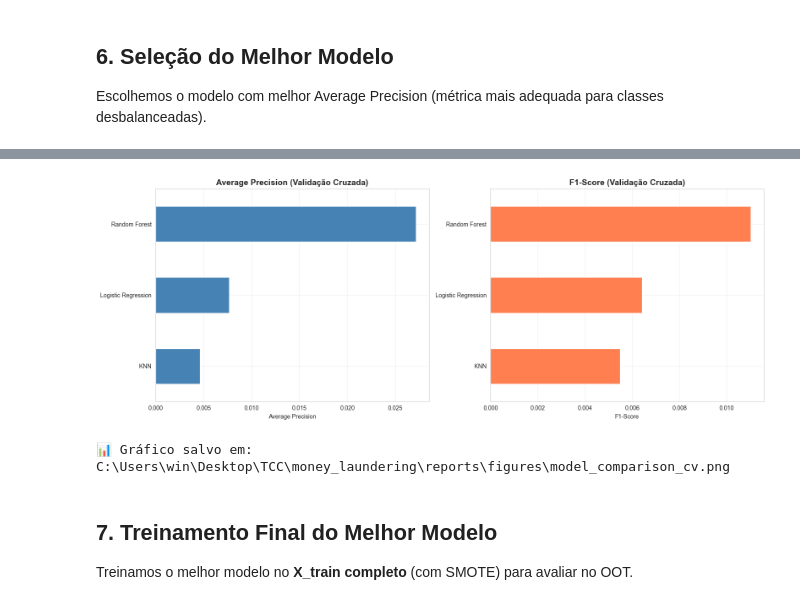
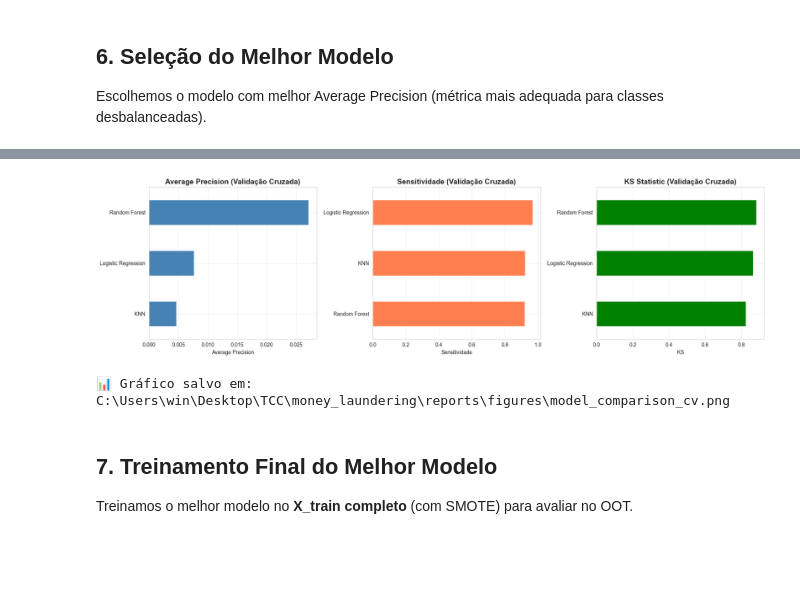
Before and after one commit to uniesecruz/anti_money_laundering, a Jupyter notebook: money_laundering/notebooks/08_treinamento_timeseriesplit.ipynb, the cells around one changed output, grey strips where cells are left out. Saved outputs shown, nothing was run; the diff lists cells and outputs as text; code cells hidden in the pictures; blank space fills up the shorter version.

```diff
--- a/money_laundering/notebooks/08_treinamento_timeseriesplit.ipynb
+++ b/money_laundering/notebooks/08_treinamento_timeseriesplit.ipynb
@@ -249,10 +306,10 @@ def train_with_temporal_cv(model, X, y, tscv, use_rus=True):
     """
     val_scores = {
         'precision': [],
-        'recall': [],
-        'f1': [],
+        'sensitividade': [],
         'roc_auc': [],
-        'avg_precision': []
+        'avg_precision': [],
+        'ks': []
     }
 
     for fold_idx, (train_idx, val_idx) in enumerate(tscv.split(X), 1):
@@ -273,11 +330,14 @@ def train_with_temporal_cv(model, X, y, tscv, use_rus=True):
         y_pred = (y_pred_proba >= 0.5).astype(int)
 
         # Calcular métricas
+        # Sensitividade = TP / (TP + FN) = Recall
+        sensitividade = recall_score(y_fold_val, y_pred, zero_division=0)
+
         val_scores['precision'].append(precision_score(y_fold_val, y_pred, zero_division=0))
-        val_scores['recall'].append(recall_score(y_fold_val, y_pred, zero_division=0))
-        val_scores['f1'].append(f1_score(y_fold_val, y_pred, zero_division=0))
+        val_scores['sensitividade'].append(sensitividade)
         val_scores['roc_auc'].append(roc_auc_score(y_fold_val, y_pred_proba))
         val_scores['avg_precision'].append(average_precision_score(y_fold_val, y_pred_proba))
+        val_scores['ks'].append(calculate_ks(y_fold_val, y_pred_proba))
 
     # Médias
     avg_scores = {metric: np.mean(scores) for metric, scores in val_scores.items()}
@@ -362,31 +427,39 @@ KNN                   0.002752  0.923300  0.005488  0.943803       0.004637
    Average Precision: 0.0272
 # %%
 # Visualizar comparação
-fig, axes = plt.subplots(1, 2, figsize=(16, 6))
+fig, axes = plt.subplots(1, 3, figsize=(18, 5))
 
 # Plot 1: Average Precision
 df_cv_results['avg_precision'].sort_values().plot(
     kind='barh', ax=axes[0], color='steelblue'
 )
 axes[0].set_title('Average Precision (Validação Cruzada)', fontsize=14, fontweight='bold')
 axes[0].set_xlabel('Average Precision')
 axes[0].grid(alpha=0.3)
 
-# Plot 2: F1-Score
-df_cv_results['f1'].sort_values().plot(
+# Plot 2: Sensitividade
+df_cv_results['sensitividade'].sort_values().plot(
     kind='barh', ax=axes[1], color='coral'
 )
-axes[1].set_title('F1-Score (Validação Cruzada)', fontsize=14, fontweight='bold')
-axes[1].set_xlabel('F1-Score')
+axes[1].set_title('Sensitividade (Validação Cruzada)', fontsize=14, fontweight='bold')
+axes[1].set_xlabel('Sensitividade')
 axes[1].grid(alpha=0.3)
+
+# Plot 3: KS
+df_cv_results['ks'].sort_values().plot(
+    kind='barh', ax=axes[2], color='green'
+)
+axes[2].set_title('KS Statistic (Validação Cruzada)', fontsize=14, fontweight='bold')
+axes[2].set_xlabel('KS')
+axes[2].grid(alpha=0.3)
 
 plt.tight_layout()
 plt.savefig(get_figure_path('model_comparison_cv.png'))
 plt.show()
 
 print(f"\n📊 Gráfico salvo em: {get_figure_path('model_comparison_cv.png')}")
 # %% [output]
-[figure, old version]
+[figure, new version]
 📊 Gráfico salvo em: C:\Users\win\Desktop\TCC\money_laundering\reports\figures\model_comparison_cv.png
 # %% [markdown]
 ## 7. Treinamento Final do Melhor Modelo
```
Also changed, not shown: parts of 10 cells of this notebook, 3 other files.
